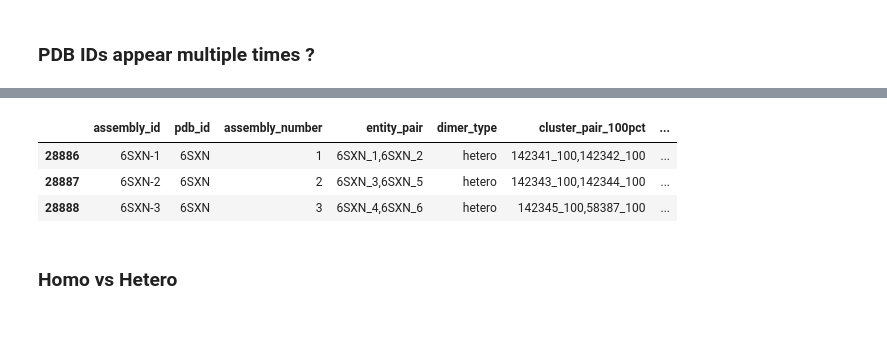
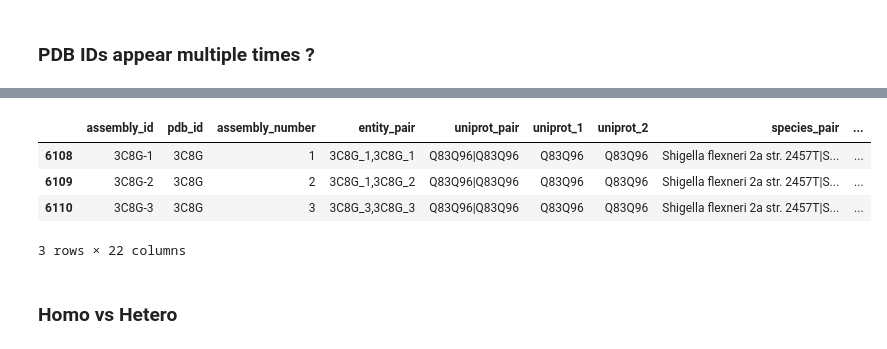
Before and after one commit to Ento0n/Master, a Jupyter notebook: notebooks/check_dimer_download.ipynb, the cells around one changed output, grey strips where cells are left out. Drawn from its saved outputs; the diff is of its cells as text; code cells hidden in the pictures.

```diff
--- a/notebooks/check_dimer_download.ipynb
+++ b/notebooks/check_dimer_download.ipynb
@@ -6,7 +6,7 @@ import os
 import matplotlib as plt
 # %%
 base_dir = "/nfs/scratch/pdb_dimers"
-selected_assemblies = pd.read_csv(os.path.join(base_dir, "selected_assemblies.tsv"), sep="\t")
+selected_assemblies = pd.read_csv(os.path.join(base_dir, "final_filtered_interactions.tsv"), sep="\t")
 
 selected_assemblies.head()
 # %% [output]
@@ -46,11 +48,12 @@ selected_assemblies[selected_assemblies['pdb_id'] == "3WA0"]
 # %%
-# 6SXN
-selected_assemblies[selected_assemblies['pdb_id'] == "6SXN"]
+# 3C8G
+selected_assemblies[selected_assemblies['pdb_id'] == "3C8G"]
 # %% [output]
-|  | assembly_id | pdb_id | assembly_number | entity_pair | dimer_type | cluster_pair_100pct | ... |
-| 28886 | 6SXN-1 | 6SXN | 1 | 6SXN_1,6SXN_2 | hetero | 142341_100,142342_100 | ... |
-| 28887 | 6SXN-2 | 6SXN | 2 | 6SXN_3,6SXN_5 | hetero | 142343_100,142344_100 | ... |
-| 28888 | 6SXN-3 | 6SXN | 3 | 6SXN_4,6SXN_6 | hetero | 142345_100,58387_100 | ... |
+|  | assembly_id | pdb_id | assembly_number | entity_pair | uniprot_pair | uniprot_1 | uniprot_2 | species_pair | ... |
+| 6108 | 3C8G-1 | 3C8G | 1 | 3C8G_1,3C8G_1 | Q83Q96|Q83Q96 | Q83Q96 | Q83Q96 | Shigella flexneri 2a str. 2457T|S... | ... |
+| 6109 | 3C8G-2 | 3C8G | 2 | 3C8G_1,3C8G_2 | Q83Q96|Q83Q96 | Q83Q96 | Q83Q96 | Shigella flexneri 2a str. 2457T|S... | ... |
+| 6110 | 3C8G-3 | 3C8G | 3 | 3C8G_3,3C8G_3 | Q83Q96|Q83Q96 | Q83Q96 | Q83Q96 | Shigella flexneri 2a str. 2457T|S... | ... |
+3 rows × 22 columns
 # %% [markdown]
 ### Homo vs Hetero
 # %%
```
Also changed, not shown: parts of 4 cells of this notebook, 5 other files.
